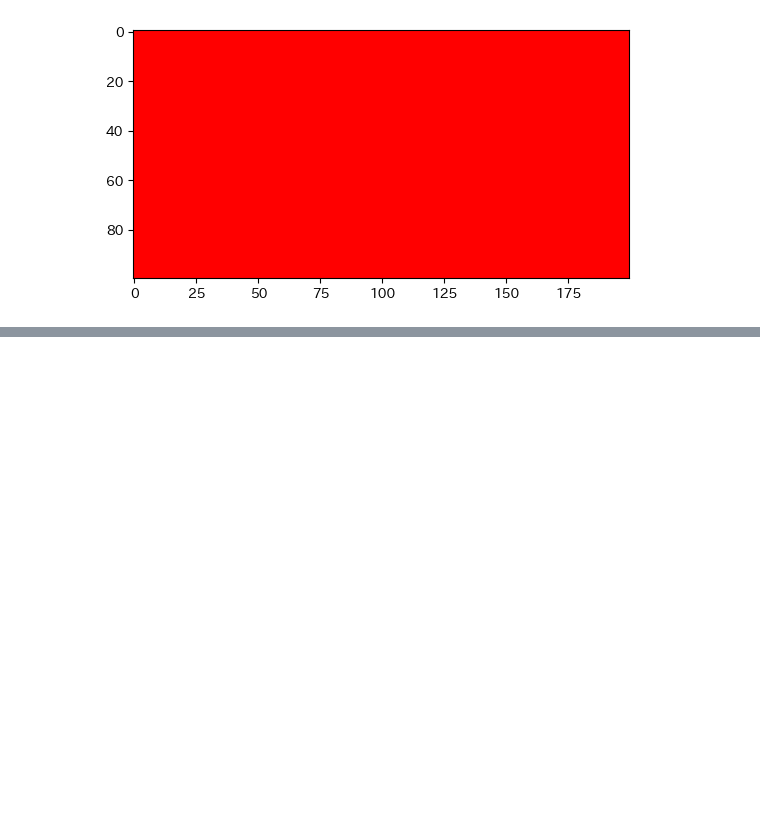
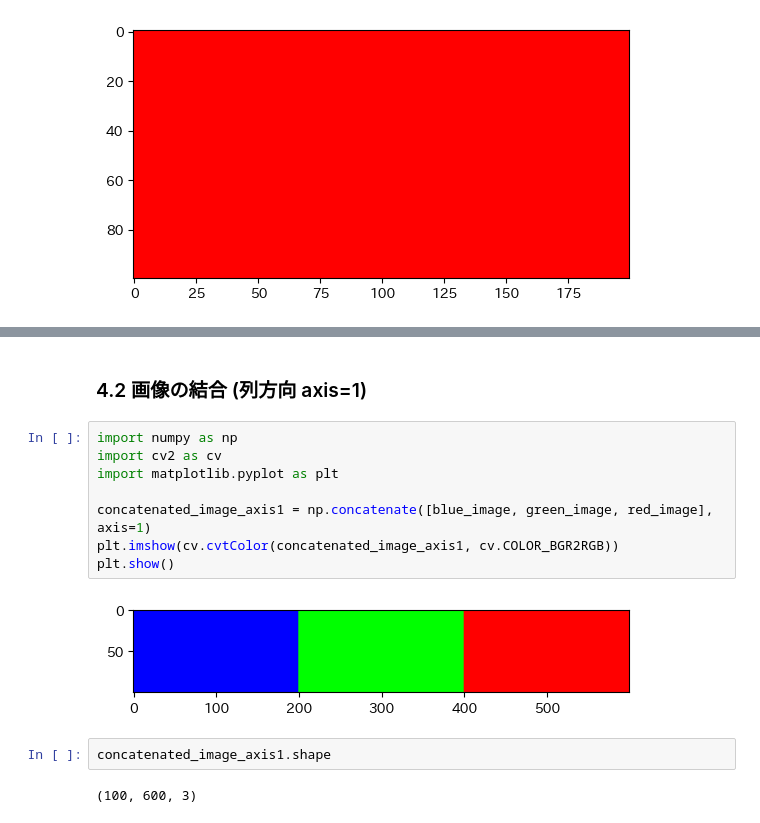
Before and after one commit to Takayoshi-Matsuyama/image_processing, a Jupyter notebook: hello_world_OpenCV.ipynb, the cells around one changed output, grey strips where cells are left out. Cells and saved outputs as stored; diff of their text form; blank space fills up the shorter version.

```diff
--- a/hello_world_OpenCV.ipynb
+++ b/hello_world_OpenCV.ipynb
@@ -101,0 +142,16 @@ plt.show()
+# %% [markdown]
+### 4.2 画像の結合 (列方向 axis=1)
+# %%
+import numpy as np
+import cv2 as cv
+import matplotlib.pyplot as plt
+
+concatenated_image_axis1 = np.concatenate([blue_image, green_image, red_image], axis=1)
+plt.imshow(cv.cvtColor(concatenated_image_axis1, cv.COLOR_BGR2RGB))
+plt.show()
+# %% [output]
+[figure, added]
+# %%
+concatenated_image_axis1.shape
+# %% [output]
+(100, 600, 3)
```
Also changed, not shown: parts of 7 cells of this notebook.
